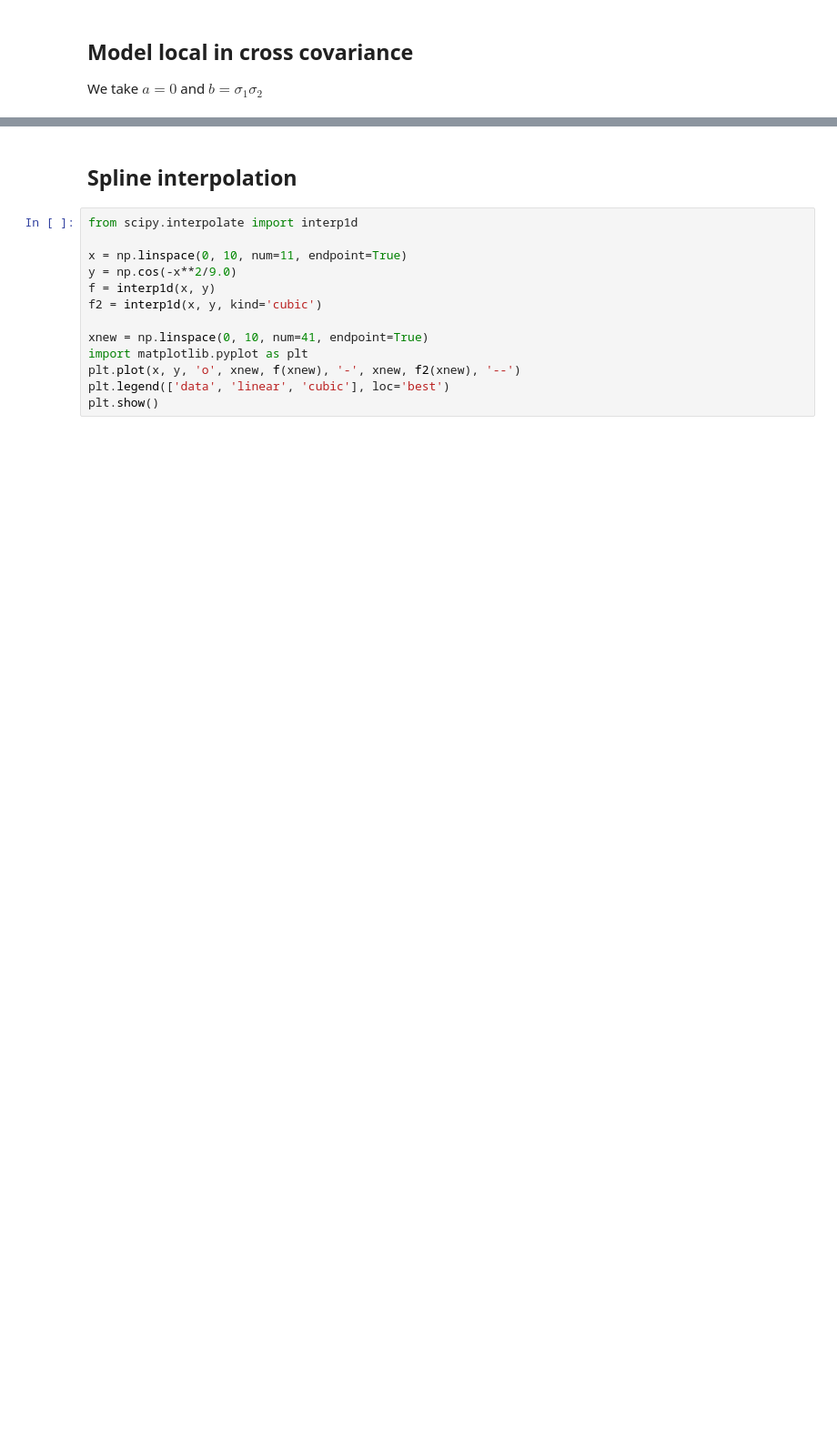
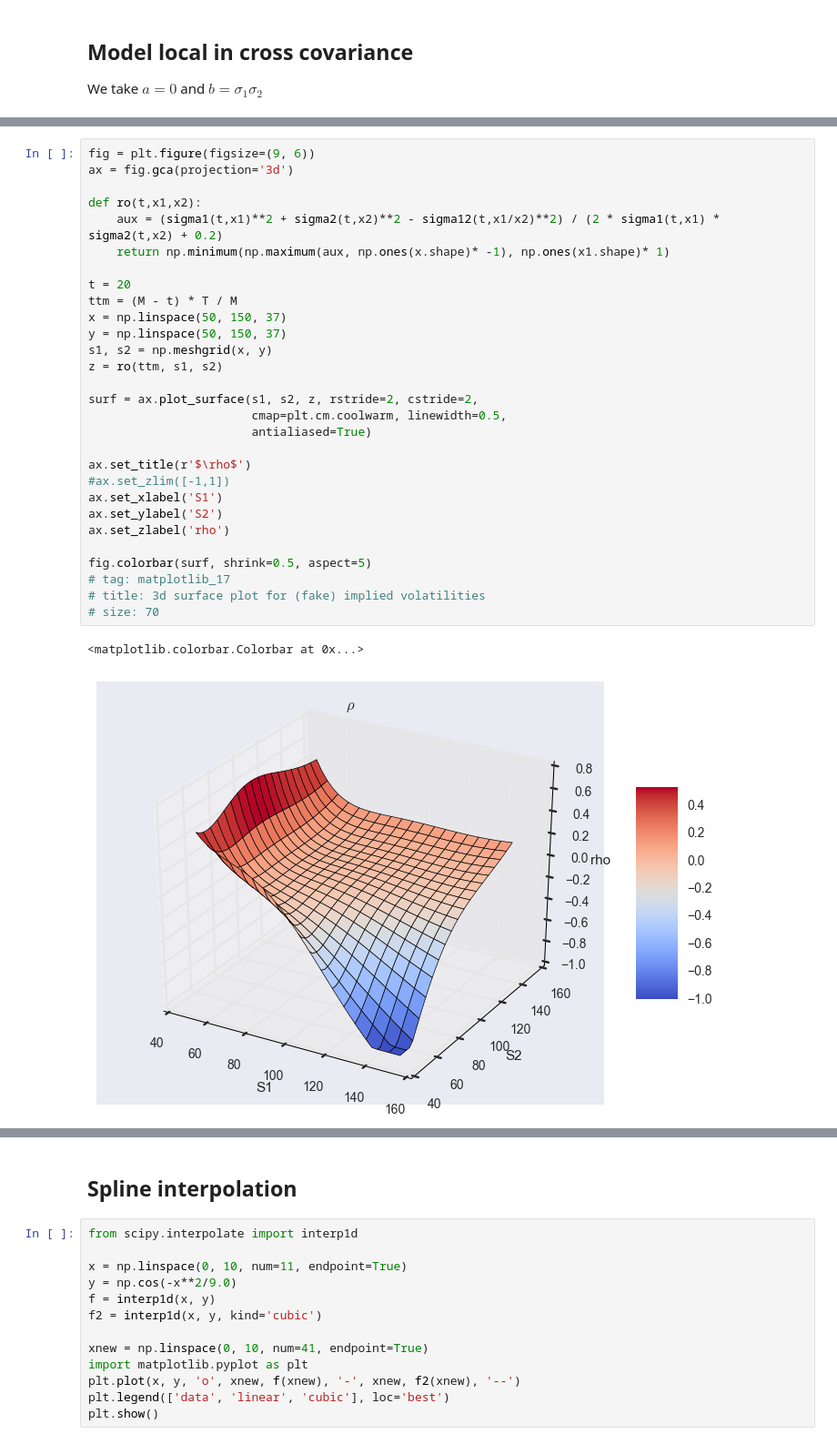
Before and after one commit to FelipeAndresG/FX-triangle, a Jupyter notebook: Code/FX_calibration.ipynb, the cells around one changed output, grey strips where cells are left out. Shown at 91% size. Saved outputs shown, nothing was run; the diff lists cells and outputs as text; blank space fills up the shorter version.

```diff
--- a/Code/FX_calibration.ipynb
+++ b/Code/FX_calibration.ipynb
@@ -478,0 +491,32 @@ fig.colorbar(surf, shrink=0.5, aspect=5)
+# %%
+fig = plt.figure(figsize=(9, 6))
+ax = fig.gca(projection='3d')
+
+def ro(t,x1,x2):
+    aux = (sigma1(t,x1)**2 + sigma2(t,x2)**2 - sigma12(t,x1/x2)**2) / (2 * sigma1(t,x1) * sigma2(t,x2) + 0.2)
+    return np.minimum(np.maximum(aux, np.ones(x.shape)* -1), np.ones(x1.shape)* 1)
+
+t = 20
+ttm = (M - t) * T / M
+x = np.linspace(50, 150, 37)
+y = np.linspace(50, 150, 37)
+s1, s2 = np.meshgrid(x, y)
+z = ro(ttm, s1, s2)
+
+surf = ax.plot_surface(s1, s2, z, rstride=2, cstride=2,
+                       cmap=plt.cm.coolwarm, linewidth=0.5,
+                       antialiased=True)
+
+ax.set_title(r'$\rho$')
+#ax.set_zlim([-1,1])
+ax.set_xlabel('S1')
+ax.set_ylabel('S2')
+ax.set_zlabel('rho')
+
+fig.colorbar(surf, shrink=0.5, aspect=5)
+# tag: matplotlib_17
+# title: 3d surface plot for (fake) implied volatilities
+# size: 70
+# %% [output]
+<matplotlib.colorbar.Colorbar at 0x...>
+[figure, added]
```
Also changed, not shown: parts of 17 cells of this notebook, 21 other files.
